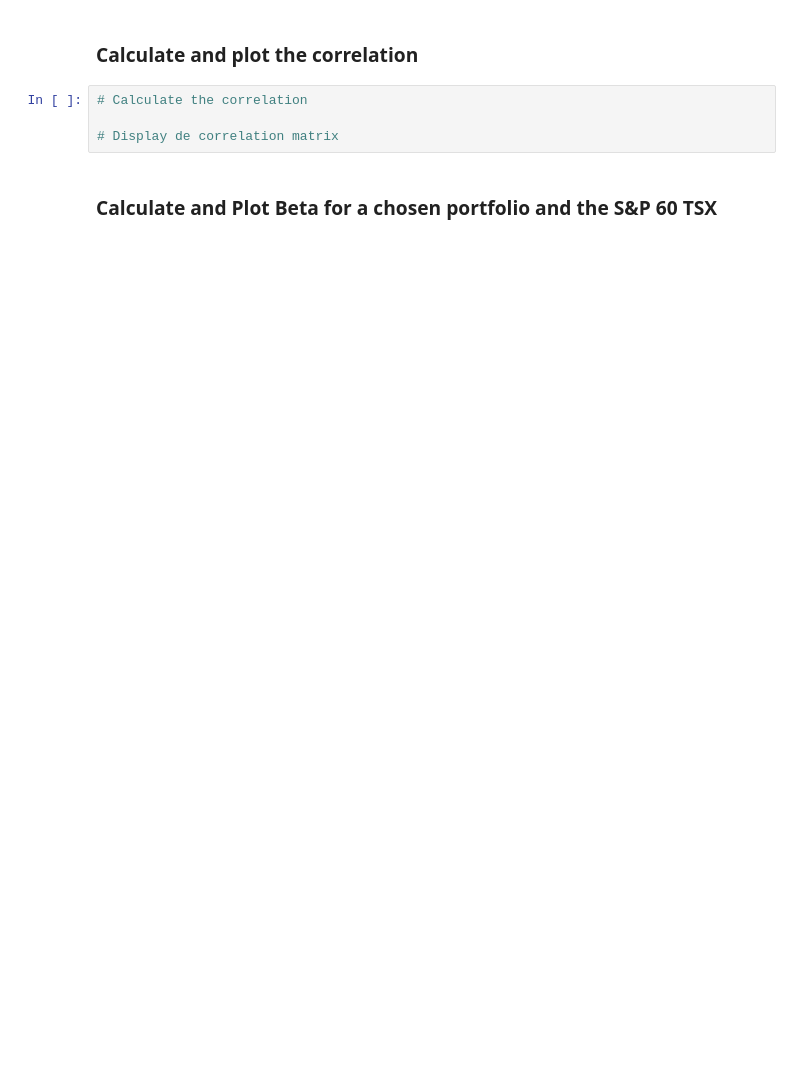
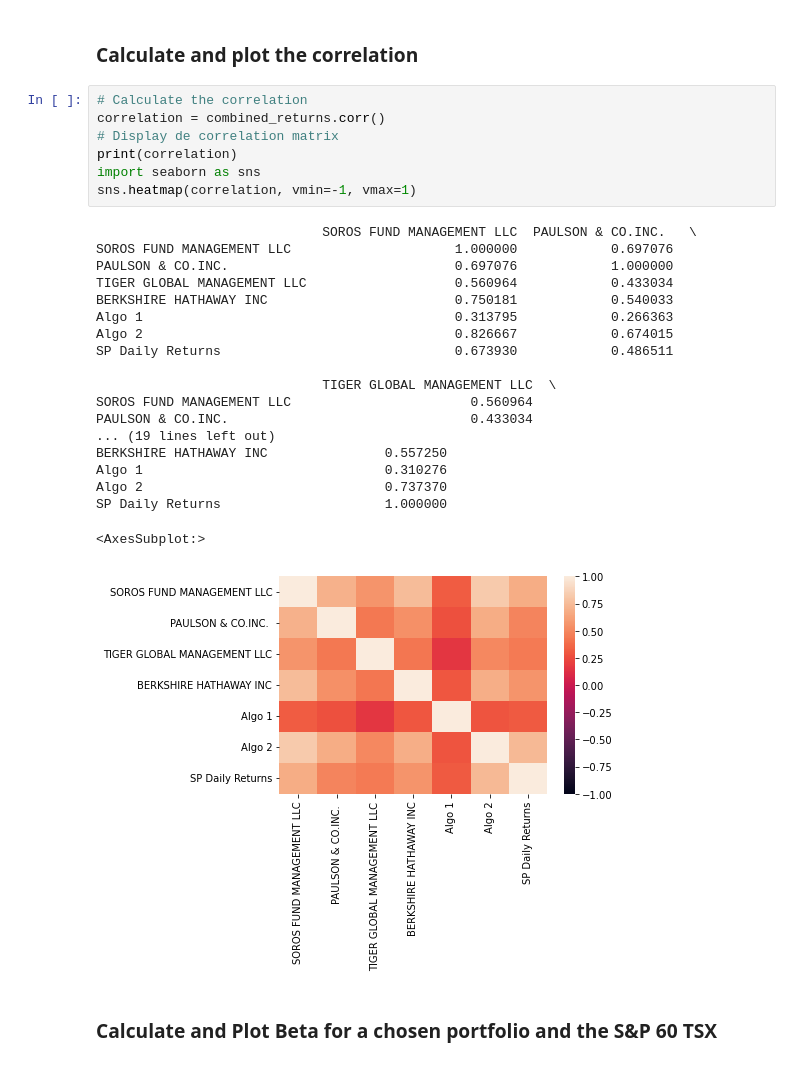
Before and after one commit to Tanobuon/pandas_homework, a Jupyter notebook: Starter_Code/whale_analysis.ipynb, the cells around one changed output. Drawn from its saved outputs; the diff is of its cells as text; blank space fills up the shorter version.

```diff
--- a/Starter_Code/whale_analysis.ipynb
+++ b/Starter_Code/whale_analysis.ipynb
@@ -330,8 +334,31 @@ ax.legend(["Closing combined","Std Whale portfolio", "Std Algo portfolio", "Std
 ### Calculate and plot the correlation
 # %%
 # Calculate the correlation
-
+correlation = combined_returns.corr()
 # Display de correlation matrix
+print(correlation)
+import seaborn as sns
+sns.heatmap(correlation, vmin=-1, vmax=1)
+# %% [output]
+                             SOROS FUND MANAGEMENT LLC  PAULSON & CO.INC.   \
+SOROS FUND MANAGEMENT LLC                     1.000000            0.697076
+PAULSON & CO.INC.                             0.697076            1.000000
+TIGER GLOBAL MANAGEMENT LLC                   0.560964            0.433034
+BERKSHIRE HATHAWAY INC                        0.750181            0.540033
+Algo 1                                        0.313795            0.266363
+Algo 2                                        0.826667            0.674015
+SP Daily Returns                              0.673930            0.486511
+
+                             TIGER GLOBAL MANAGEMENT LLC  \
+SOROS FUND MANAGEMENT LLC                       0.560964
+PAULSON & CO.INC.                               0.433034
+... (19 lines left out)
+BERKSHIRE HATHAWAY INC               0.557250
+Algo 1                               0.310276
+Algo 2                               0.737370
+SP Daily Returns                     1.000000
+<AxesSubplot:>
+[figure, added]
 # %% [markdown]
 ### Calculate and Plot Beta for a chosen portfolio and the S&P 60 TSX
 # %%
```
Also changed, not shown: parts of 5 cells of this notebook.
